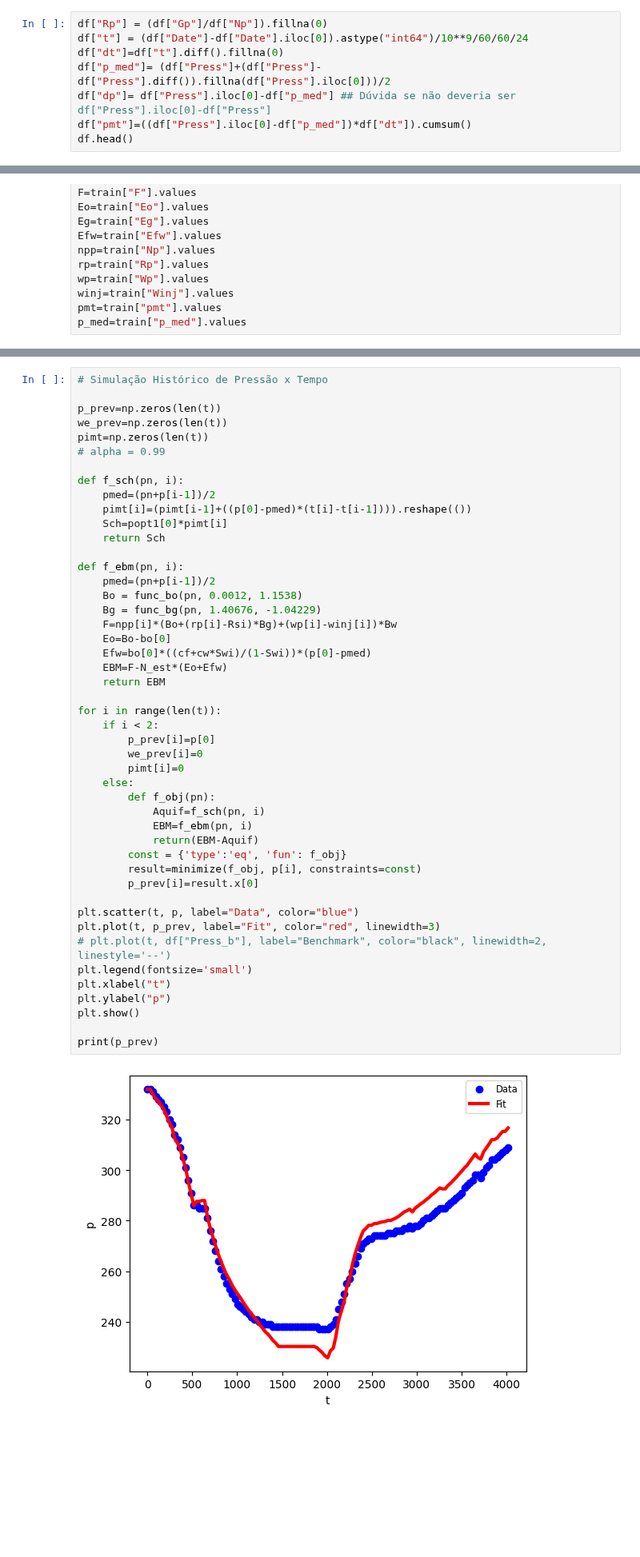
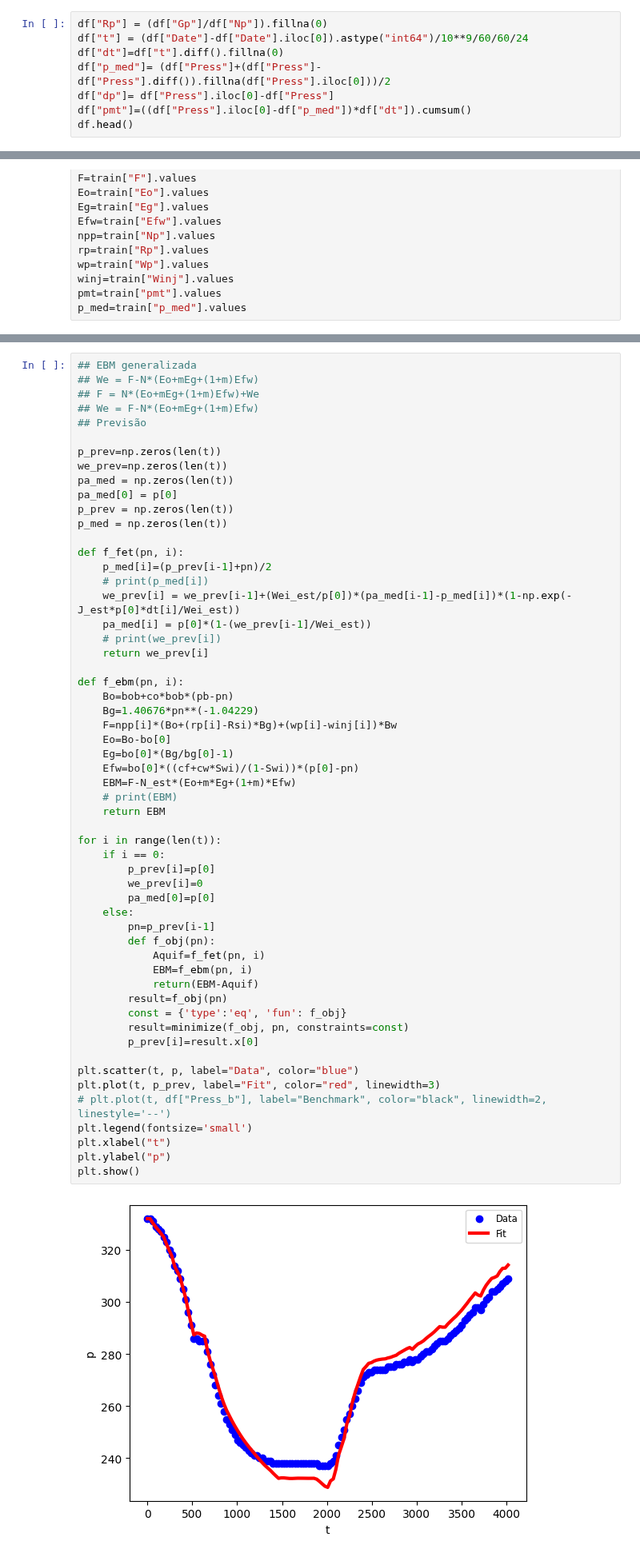
Before and after one commit to marcelogarret/projeto_mestrado, a Jupyter notebook: EBM_FIT_UNISIM_M.ipynb, the cells around one changed output, grey strips where cells are left out. Shown at 80% size. Saved outputs shown, nothing was run; the diff lists cells and outputs as text; blank space fills up the shorter version.

```diff
--- a/EBM_FIT_UNISIM_M.ipynb
+++ b/EBM_FIT_UNISIM_M.ipynb
@@ -37,7 +37,7 @@ df["Rp"] = (df["Gp"]/df["Np"]).fillna(0)
 df["t"] = (df["Date"]-df["Date"].iloc[0]).astype("int64")/10**9/60/60/24
 df["dt"]=df["t"].diff().fillna(0)
 df["p_med"]= (df["Press"]+(df["Press"]-df["Press"].diff()).fillna(df["Press"].iloc[0]))/2
-df["dp"]= df["Press"].iloc[0]-df["p_med"] ## Dúvida se não deveria ser df["Press"].iloc[0]-df["Press"]
+df["dp"]= df["Press"].iloc[0]-df["Press"]
 df["pmt"]=((df["Press"].iloc[0]-df["p_med"])*df["dt"]).cumsum()
 df.head()
 # %% [output]
@@ -314,49 +196,58 @@ print(popt1, r2_1)
 # %%
-# Simulação Histórico de Pressão x Tempo
+## EBM generalizada
+## We = F-N*(Eo+mEg+(1+m)Efw)
+## F = N*(Eo+mEg+(1+m)Efw)+We
+## We = F-N*(Eo+mEg+(1+m)Efw)
+## Previsão
 
 p_prev=np.zeros(len(t))
 we_prev=np.zeros(len(t))
-pimt=np.zeros(len(t))
-# alpha = 0.99
+pa_med = np.zeros(len(t))
+pa_med[0] = p[0]
+p_prev = np.zeros(len(t))
+p_med = np.zeros(len(t))
 
-def f_sch(pn, i):
-    pmed=(pn+p[i-1])/2
-    pimt[i]=(pimt[i-1]+((p[0]-pmed)*(t[i]-t[i-1]))).reshape(())
-    Sch=popt1[0]*pimt[i]
-    return Sch
+def f_fet(pn, i):
+    p_med[i]=(p_prev[i-1]+pn)/2
+    # print(p_med[i])
+    we_prev[i] = we_prev[i-1]+(Wei_est/p[0])*(pa_med[i-1]-p_med[i])*(1-np.exp(-J_est*p[0]*dt[i]/Wei_est))
+    pa_med[i] = p[0]*(1-(we_prev[i-1]/Wei_est))
+    # print(we_prev[i])
+    return we_prev[i]
 
 def f_ebm(pn, i):
-    pmed=(pn+p[i-1])/2
-    Bo = func_bo(pn, 0.0012, 1.1538)
-    Bg = func_bg(pn, 1.40676, -1.04229)
+    Bo=bob+co*bob*(pb-pn)
+    Bg=1.40676*pn**(-1.04229)
     F=npp[i]*(Bo+(rp[i]-Rsi)*Bg)+(wp[i]-winj[i])*Bw
     Eo=Bo-bo[0]
-    Efw=bo[0]*((cf+cw*Swi)/(1-Swi))*(p[0]-pmed)
-    EBM=F-N_est*(Eo+Efw)
+    Eg=bo[0]*(Bg/bg[0]-1)
+    Efw=bo[0]*((cf+cw*Swi)/(1-Swi))*(p[0]-pn)
+    EBM=F-N_est*(Eo+m*Eg+(1+m)*Efw)
+    # print(EBM)
     return EBM
 
 for i in range(len(t)):
-    if i < 2:
+    if i == 0:
         p_prev[i]=p[0]
         we_prev[i]=0
-        pimt[i]=0
+        pa_med[0]=p[0]
     else:
+        pn=p_prev[i-1]
         def f_obj(pn):
-            Aquif=f_sch(pn, i)
+            Aquif=f_fet(pn, i)
             EBM=f_ebm(pn, i)
             return(EBM-Aquif)
+        result=f_obj(pn)
         const = {'type':'eq', 'fun': f_obj}
-        result=minimize(f_obj, p[i], constraints=const)
+        result=minimize(f_obj, pn, constraints=const)
         p_prev[i]=result.x[0]
 
 plt.scatter(t, p, label="Data", color="blue")
 plt.plot(t, p_prev, label="Fit", color="red", linewidth=3)
 # plt.plot(t, df["Press_b"], label="Benchmark", color="black", linewidth=2, linestyle='--')
 plt.legend(fontsize='small')
 plt.xlabel("t")
 plt.ylabel("p")
 plt.show()
-
-print(p_prev)
 # %% [output]
-[figure, old version]
+[figure, new version]
```
Also changed, not shown: parts of 13 cells of this notebook.
